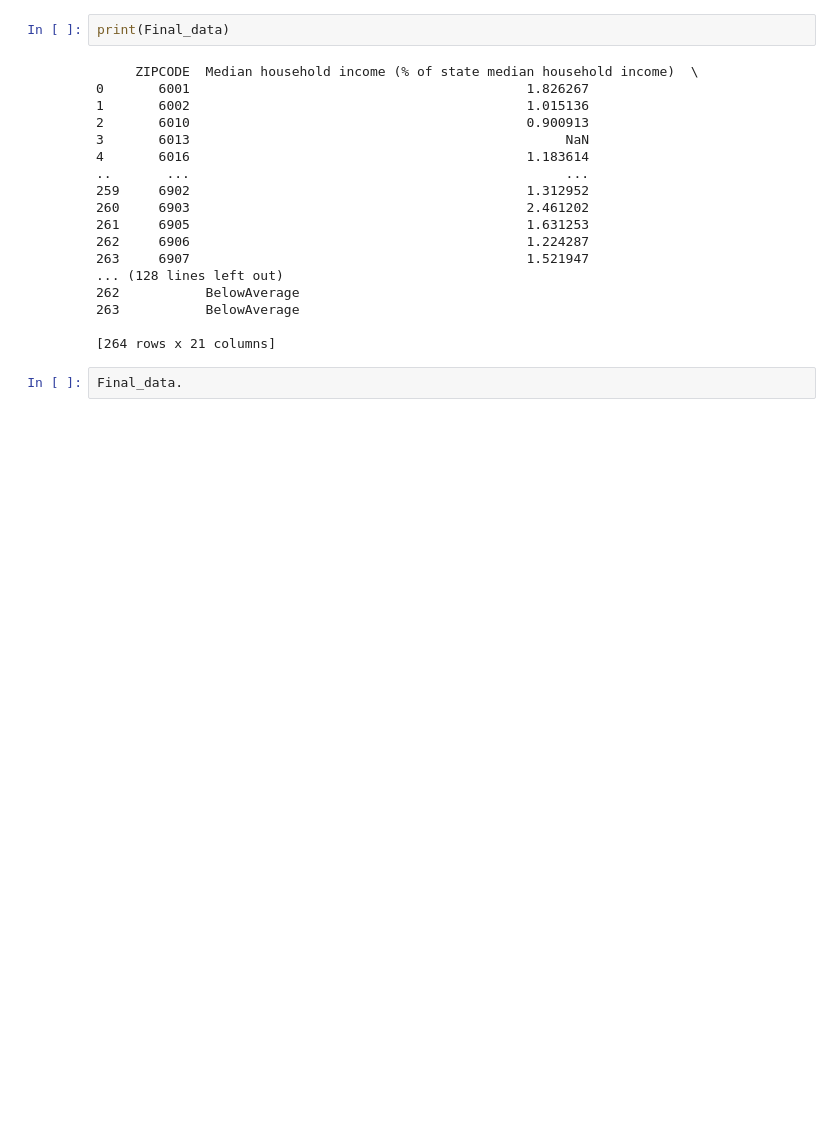
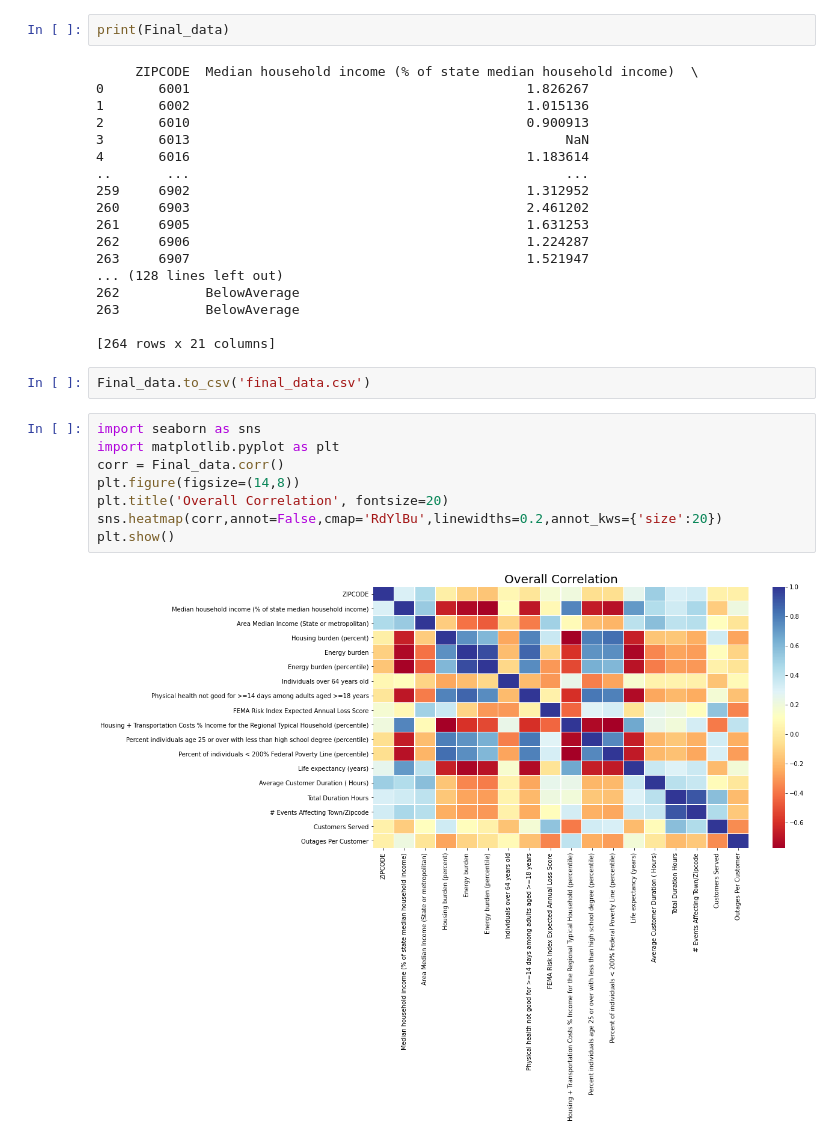
Before and after one commit to switzersc/enpower-mit-policy-hack, a Jupyter notebook: Vinith's version.ipynb, the cells around one changed output. Cells and saved outputs as stored; diff of their text form; blank space fills up the shorter version.

Commit message:
Correlation added

```diff
--- a/Vinith's version.ipynb
+++ b/Vinith's version.ipynb
@@ -80,5 +80,15 @@ print(Final_data)
 263           BelowAverage
 
 [264 rows x 21 columns]
-# %%
-Final_data.
+# %%
+Final_data.to_csv('final_data.csv')
+# %%
+import seaborn as sns
+import matplotlib.pyplot as plt
+corr = Final_data.corr()
+plt.figure(figsize=(14,8))
+plt.title('Overall Correlation', fontsize=20)
+sns.heatmap(corr,annot=False,cmap='RdYlBu',linewidths=0.2,annot_kws={'size':20})
+plt.show()
+# %% [output]
+[figure, added]
```
